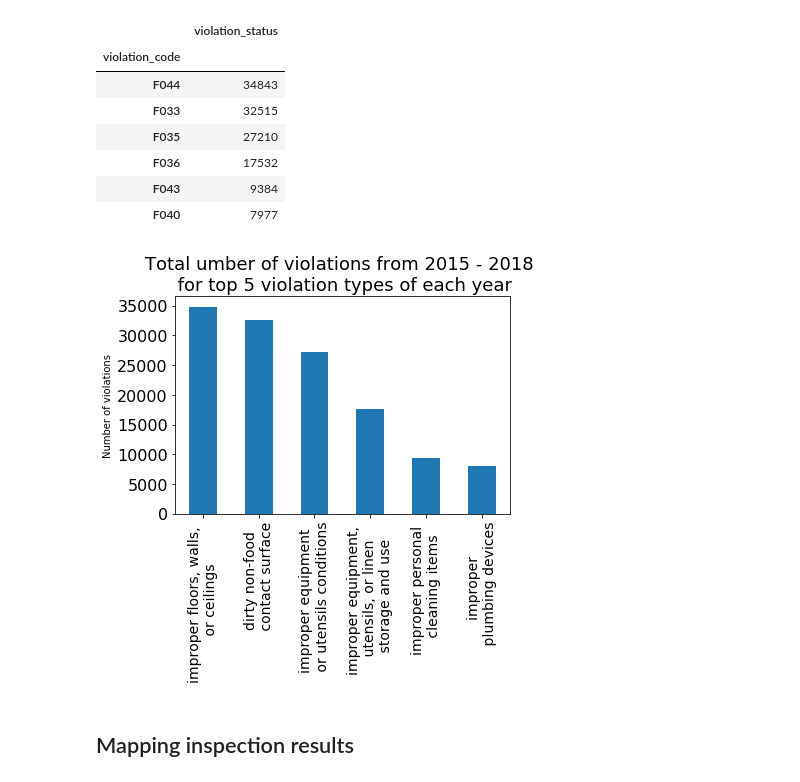
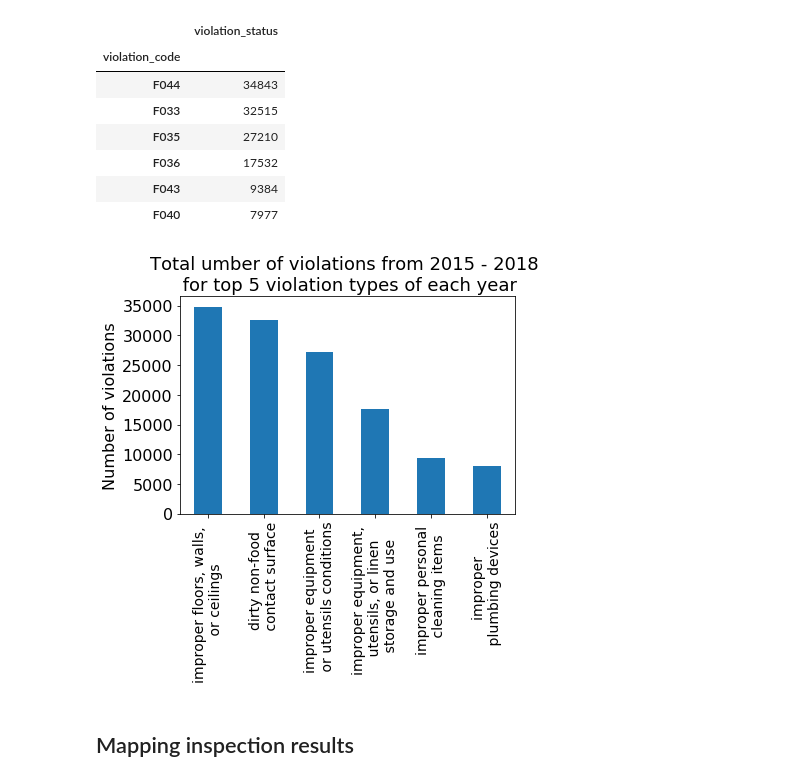
Before and after one commit to ix-ds-lisbon-s1-2019/week-2-project-WendiQ, a Jupyter notebook: Assignment 2.ipynb, the cells around one changed output. Drawn from its saved outputs; the diff is of its cells as text; code cells hidden in the pictures.

```diff
--- a/Assignment 2.ipynb
+++ b/Assignment 2.ipynb
@@ -248,16 +253,16 @@ vio_num_total
 # %%
 vio_num_total.plot.bar(legend=None)
 plt.title('Total umber of violations from 2015 - 2018 \n for top 5 violation types of each year', fontsize = 18)
 vio_des = ['improper floors, walls, \n or ceilings', 'dirty non-food \n contact surface', \
            'improper equipment \n or utensils conditions', \
            'improper equipment, \n utensils, or linen \n storage and use', \
            'improper personal \n cleaning items', 'improper \n plumbing devices']
 plt.xticks(np.arange(6), vio_des, fontsize = 14)
 plt.yticks(fontsize=16)
-plt.ylabel('Number of violations')
+plt.ylabel('Number of violations', fontsize=16)
 plt.xlabel(None);
 # %% [output]
-[figure, old version]
+[figure, new version]
 # %% [markdown]
 ## Mapping inspection results
 # %%
```
Also changed, not shown: parts of 3 cells of this notebook.
